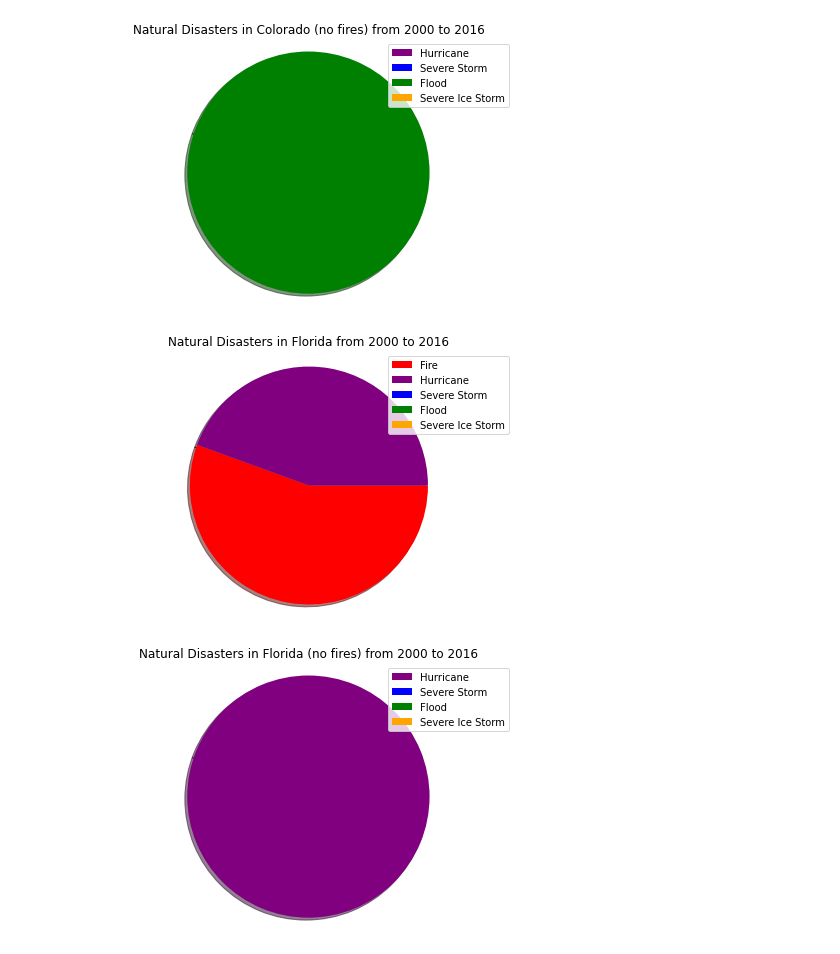
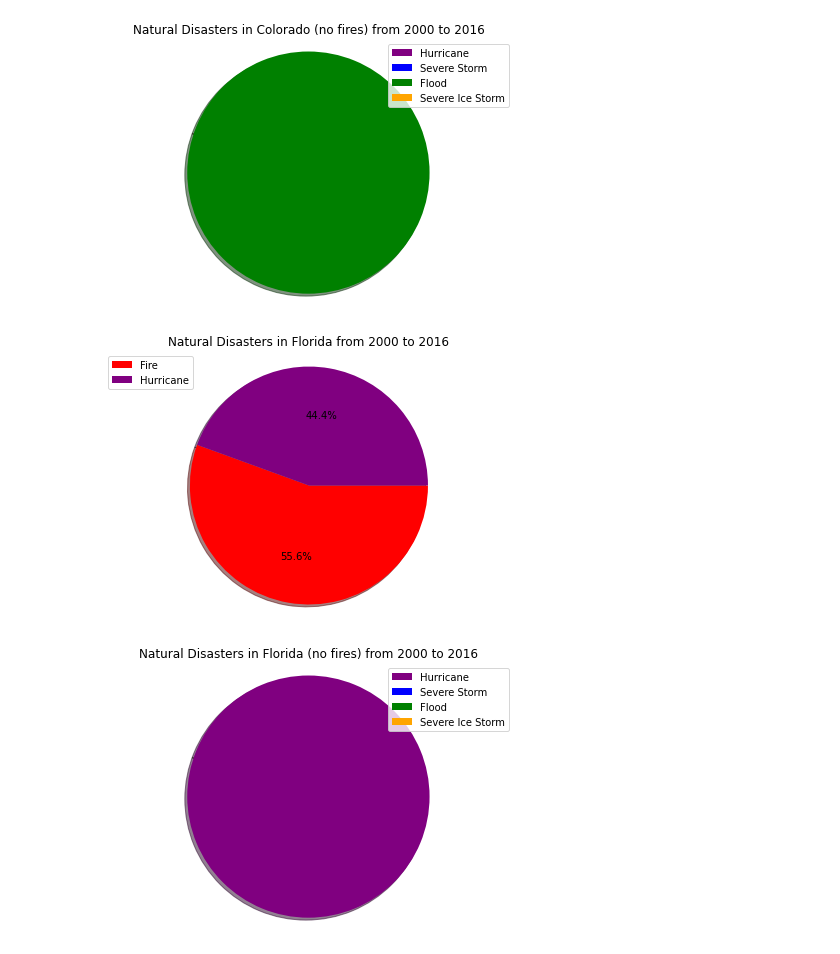
Before and after one commit to bleeclt/pro1group, a Jupyter notebook: natural_disaster_and_pollution.ipynb, the cells around one changed output. Drawn from its saved outputs; the diff is of its cells as text; code cells hidden in the pictures.

```diff
--- a/natural_disaster_and_pollution.ipynb
+++ b/natural_disaster_and_pollution.ipynb
@@ -871,18 +937,18 @@ fl_flood = fl_disaster["Natural Disaster"].str.count('Flood').sum()
 fl_ice = fl_disaster["Natural Disaster"].str.count('Severe Ice Storm').sum()
 # %%
 #Florida vs Natural Disasters Pie Chart
-labels = ["Fire", "Hurricane", "Severe Storm", "Flood", "Severe Ice Storm"]
-sizes = (fl_fires, fl_hurricane, fl_storm, fl_flood, fl_ice)
-colors = ["red", "purple", "blue", "green", "orange"]
+labels = ["Fire", "Hurricane"]
+sizes = (fl_fires, fl_hurricane)
+colors = ["red", "purple"]
 
-plt.pie(sizes, colors=colors, shadow = True, startangle=160)
+plt.pie(sizes, colors=colors, shadow = True, startangle=160, autopct="%1.1f%%")
 plt.legend(labels, loc="best")
 plt.axis("equal")
 plt.tight_layout()
 plt.title("Natural Disasters in Florida from 2000 to 2016")
 plt.savefig("Images/FL_Disasters.png")
 # %% [output]
-[figure, old version]
+[figure, new version]
 # %%
 #Florida vs Natural Disasters without fire  Pie Chart
 labels = ["Hurricane", "Severe Storm", "Flood", "Severe Ice Storm"]
```
Also changed, not shown: parts of 19 cells of this notebook, 9 other files.
